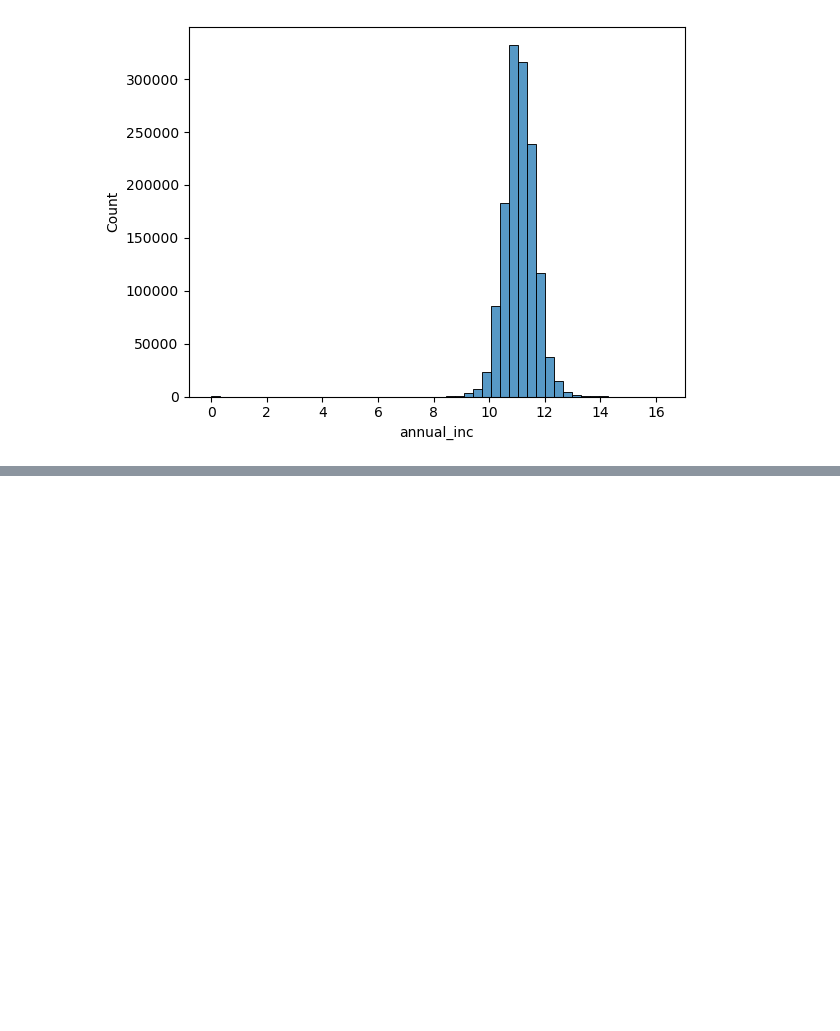
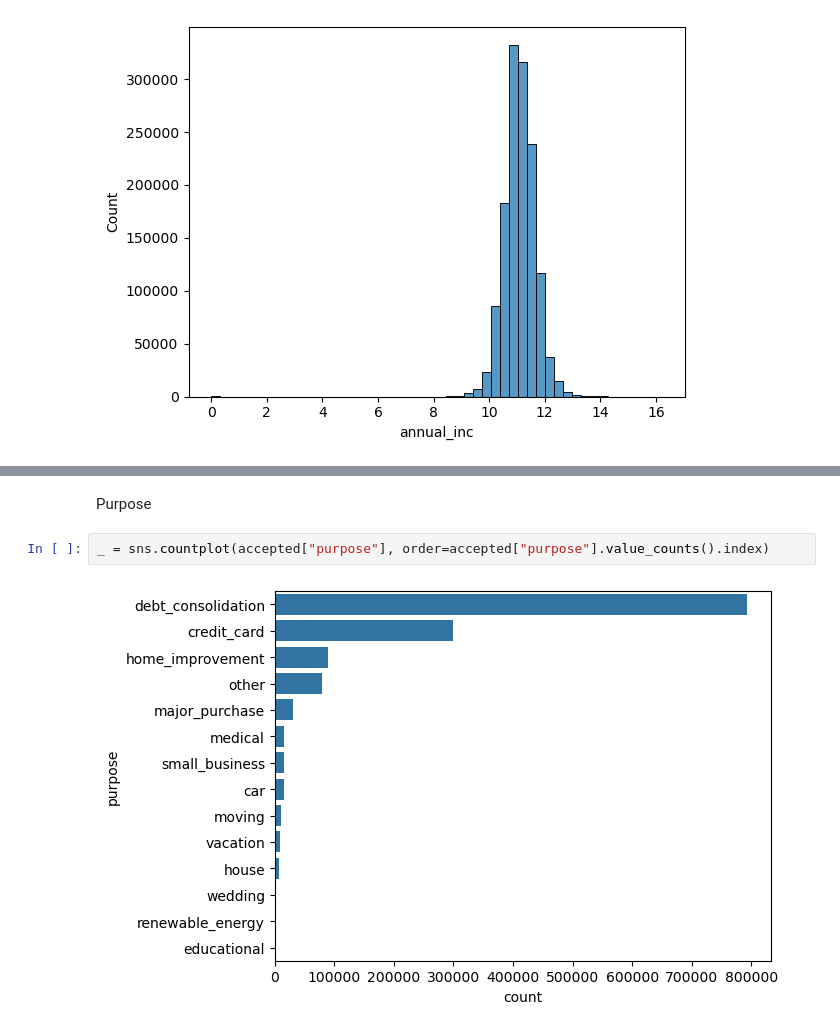
Before and after one commit to ivankching/storytelling, a Jupyter notebook: Lending Club - credit scoring/eda_accepted.ipynb, the cells around one changed output, grey strips where cells are left out. Drawn from its saved outputs; the diff is of its cells as text; blank space fills up the shorter version.

```diff
--- a/Lending Club - credit scoring/eda_accepted.ipynb
+++ b/Lending Club - credit scoring/eda_accepted.ipynb
@@ -650,0 +721,6 @@ _ = sns.histplot(logged_income, bins=50)
+# %% [markdown]
+Purpose
+# %%
+_ = sns.countplot(accepted["purpose"], order=accepted["purpose"].value_counts().index)
+# %% [output]
+[figure, added]
```
Also changed, not shown: parts of 23 cells of this notebook.
